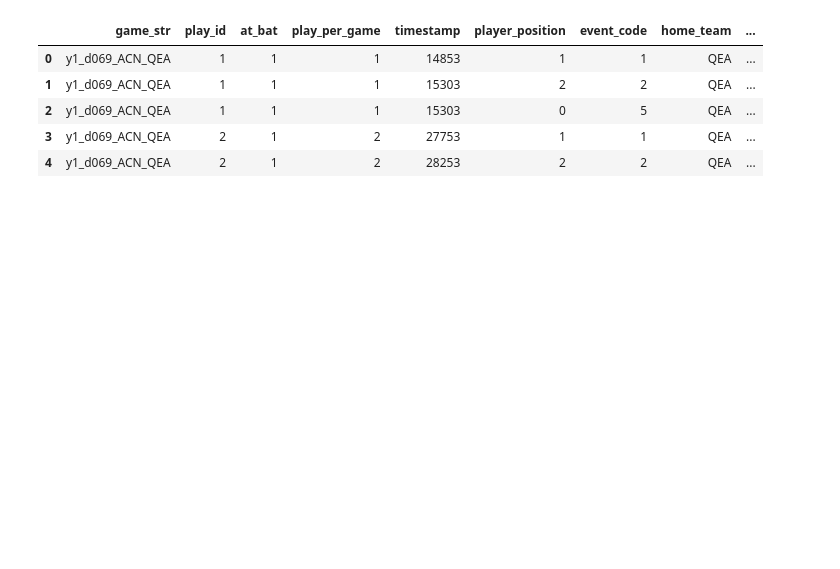
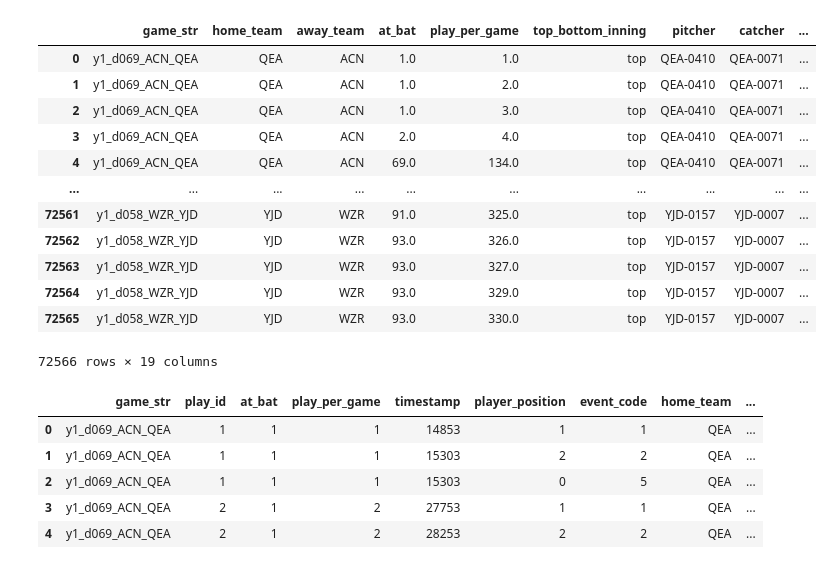
Before and after one commit to alexfrederick1/The-Man-in-the-Middle, a Jupyter notebook: add_outs.ipynb, the cells around one changed output. Drawn from its saved outputs; the diff is of its cells as text; code cells hidden in the pictures; blank space fills up the shorter version.

```diff
--- a/add_outs.ipynb
+++ b/add_outs.ipynb
@@ -39,6 +39,22 @@ filter_criteria = (
 
 game_info_df = game_info_ds.to_table().to_pandas()
 game_events_df = game_events_ds.to_table().to_pandas()
+# %%
+game_info_df
+# %% [output]
+|  | game_str | home_team | away_team | at_bat | play_per_game | top_bottom_inning | pitcher | catcher | ... |
+| 0 | y1_d069_ACN_QEA | QEA | ACN | 1.0 | 1.0 | top | QEA-0410 | QEA-0071 | ... |
+| 1 | y1_d069_ACN_QEA | QEA | ACN | 1.0 | 2.0 | top | QEA-0410 | QEA-0071 | ... |
+| 2 | y1_d069_ACN_QEA | QEA | ACN | 1.0 | 3.0 | top | QEA-0410 | QEA-0071 | ... |
+| 3 | y1_d069_ACN_QEA | QEA | ACN | 2.0 | 4.0 | top | QEA-0410 | QEA-0071 | ... |
+| 4 | y1_d069_ACN_QEA | QEA | ACN | 69.0 | 134.0 | top | QEA-0410 | QEA-0071 | ... |
+| ... | ... | ... | ... | ... | ... | ... | ... | ... | ... |
+| 72561 | y1_d058_WZR_YJD | YJD | WZR | 91.0 | 325.0 | top | YJD-0157 | YJD-0007 | ... |
+| 72562 | y1_d058_WZR_YJD | YJD | WZR | 93.0 | 326.0 | top | YJD-0157 | YJD-0007 | ... |
+| 72563 | y1_d058_WZR_YJD | YJD | WZR | 93.0 | 327.0 | top | YJD-0157 | YJD-0007 | ... |
+| 72564 | y1_d058_WZR_YJD | YJD | WZR | 93.0 | 329.0 | top | YJD-0157 | YJD-0007 | ... |
+| 72565 | y1_d058_WZR_YJD | YJD | WZR | 93.0 | 330.0 | top | YJD-0157 | YJD-0007 | ... |
+72566 rows × 19 columns
 # %%
 # some keys
 position_key = pd.DataFrame({
```
Also changed, not shown: parts of 13 cells of this notebook.
